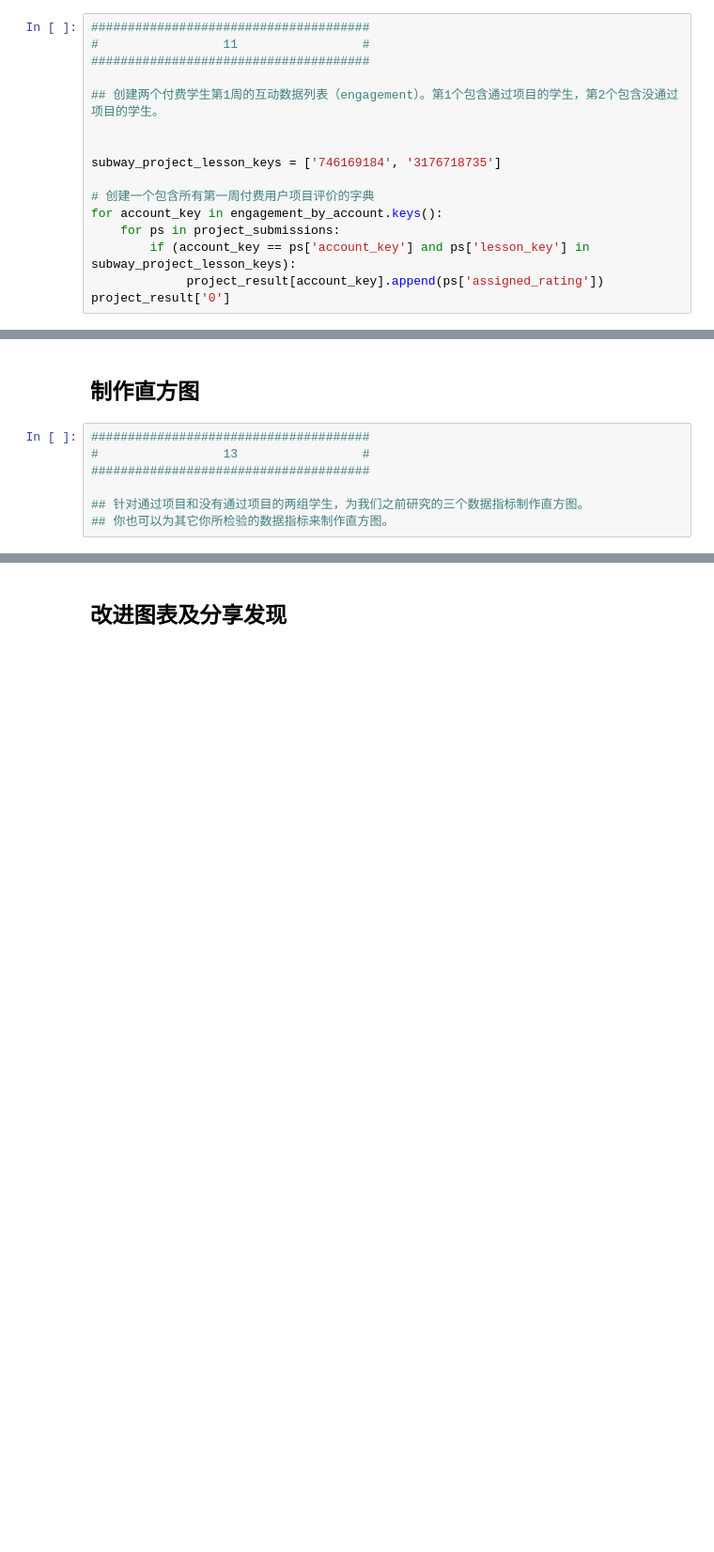
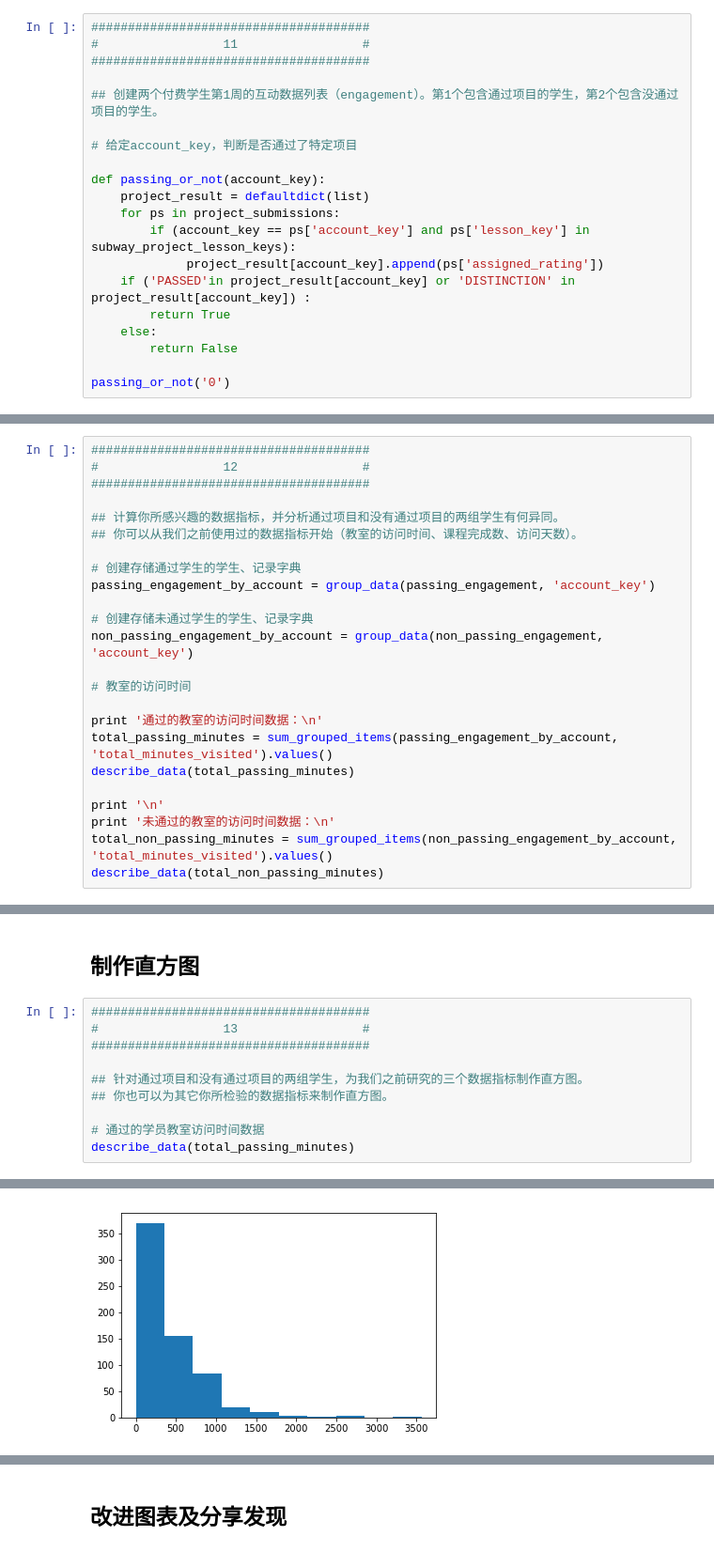
Before and after one commit to RedChueng/data_analysis_learning_in_udacity, a Jupyter notebook: l1-starter-code-zh-cn.ipynb, the cells around one changed output, grey strips where cells are left out. Shown at 94% size. Saved outputs shown, nothing was run; the diff lists cells and outputs as text; blank space fills up the shorter version.

```diff
--- a/l1-starter-code-zh-cn.ipynb
+++ b/l1-starter-code-zh-cn.ipynb
@@ -453,13 +456,17 @@ Maximum: 7
 
 ## 创建两个付费学生第1周的互动数据列表（engagement）。第1个包含通过项目的学生，第2个包含没通过项目的学生。
 
+# 给定account_key，判断是否通过了特定项目
 
-subway_project_lesson_keys = ['746169184', '3176718735']
-
-# 创建一个包含所有第一周付费用户项目评价的字典
-for account_key in engagement_by_account.keys():
+def passing_or_not(account_key):
+    project_result = defaultdict(list)
     for ps in project_submissions:
         if (account_key == ps['account_key'] and ps['lesson_key'] in subway_project_lesson_keys):
              project_result[account_key].append(ps['assigned_rating'])
-project_result['0']
+    if ('PASSED'in project_result[account_key] or 'DISTINCTION' in project_result[account_key]) :
+        return True
+    else:
+        return False
+
+passing_or_not('0')
 # %% [output]
@@ -549,0 +534,24 @@ print len(passing_engagement), len(non_passing_engagement)
+# %%
+######################################
+#                 12                 #
+######################################
+
+## 计算你所感兴趣的数据指标，并分析通过项目和没有通过项目的两组学生有何异同。
+## 你可以从我们之前使用过的数据指标开始（教室的访问时间、课程完成数、访问天数）。
+
+# 创建存储通过学生的学生、记录字典
+passing_engagement_by_account = group_data(passing_engagement, 'account_key')
+
+# 创建存储未通过学生的学生、记录字典
+non_passing_engagement_by_account = group_data(non_passing_engagement, 'account_key')
+
+# 教室的访问时间
+
+print '通过的教室的访问时间数据：\n'
+total_passing_minutes = sum_grouped_items(passing_engagement_by_account, 'total_minutes_visited').values()
+describe_data(total_passing_minutes)
+
+print '\n'
+print '未通过的教室的访问时间数据：\n'
+total_non_passing_minutes = sum_grouped_items(non_passing_engagement_by_account, 'total_minutes_visited').values()
+describe_data(total_non_passing_minutes)
@@ -556,3 +631,7 @@ print len(passing_engagement), len(non_passing_engagement)
 
 ## 针对通过项目和没有通过项目的两组学生，为我们之前研究的三个数据指标制作直方图。
 ## 你也可以为其它你所检验的数据指标来制作直方图。
+
+# 通过的学员教室访问时间数据
+describe_data(total_passing_minutes)
+# %% [output]
@@ -558,0 +642 @@ print len(passing_engagement), len(non_passing_engagement)
+[figure, added]
```
Also changed, not shown: parts of 21 cells of this notebook, 3 other files.
